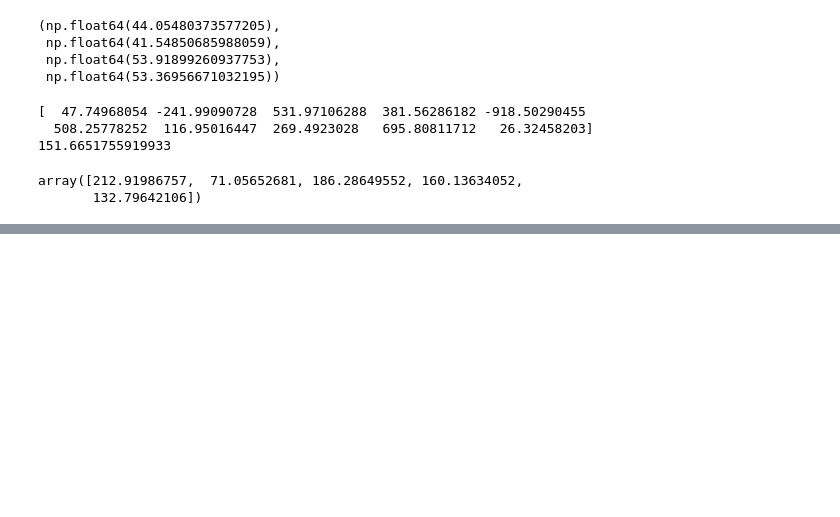
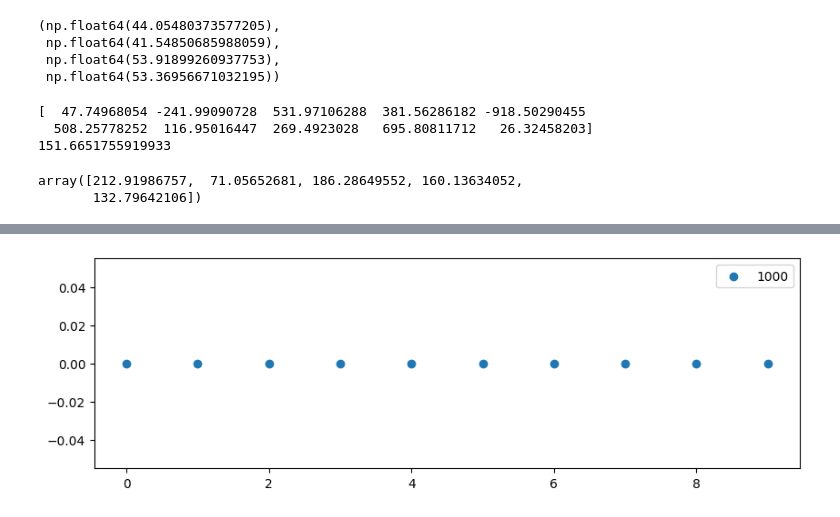
Before and after one commit to 2yuri89/workspace, a Jupyter notebook: ml-basic/example_04.ipynb, the cells around one changed output, grey strips where cells are left out. Saved outputs shown, nothing was run; the diff lists cells and outputs as text; code cells hidden in the pictures; blank space fills up the shorter version.

```diff
--- a/ml-basic/example_04.ipynb
+++ b/ml-basic/example_04.ipynb
@@ -72,0 +145,9 @@ array([212.91986757,  71.05652681, 186.28649552, 160.13634052,
+# %%
+# 규제 1000일때의 가중치 시각화 : wegiths[0] 사용
+plt.figure(figsize=(10, 3))
+plt.scatter(np.arange(len(weights[0][1])), weights[0][1], label = str(weights[0][0]))
+plt.legend()
+plt.show()
+# 규제에 따라 진폭이 달라진다.
+# %% [output]
+[figure, added]
```
Also changed, not shown: parts of 9 cells of this notebook.
